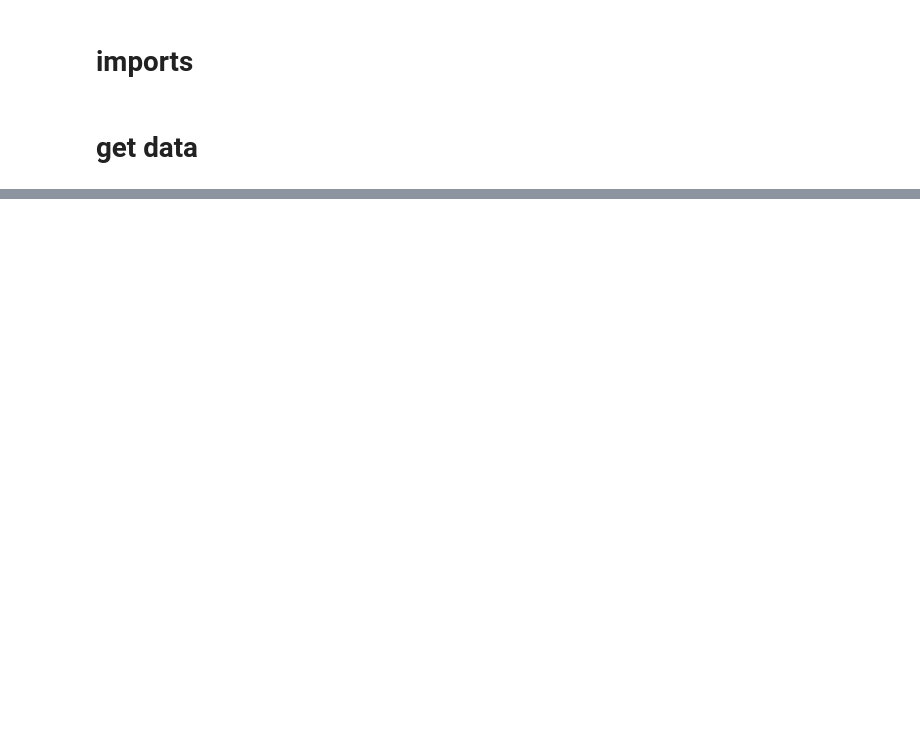
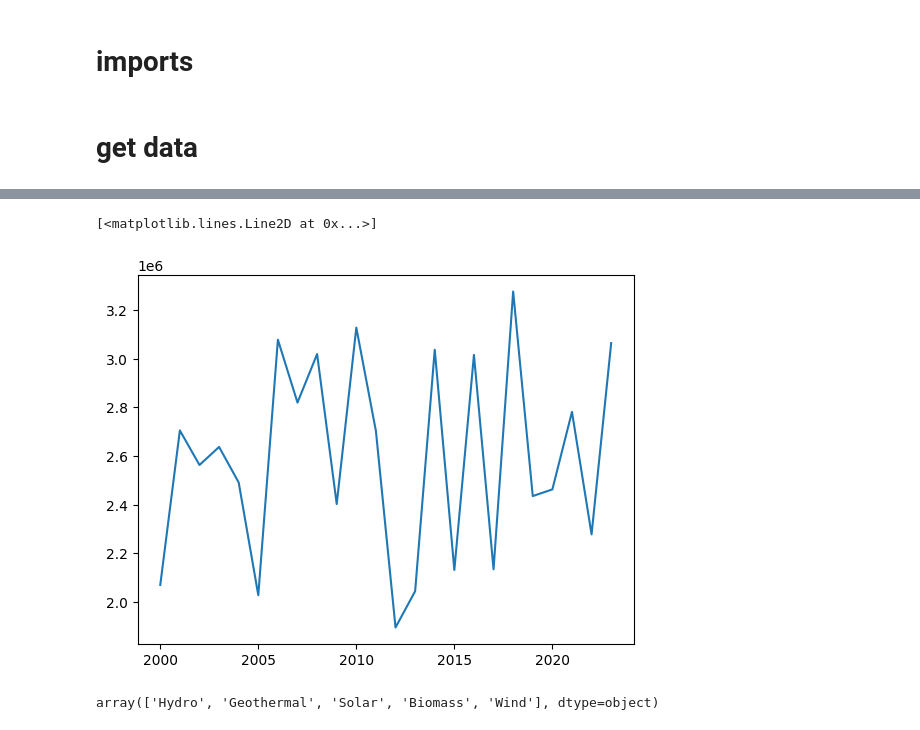
Before and after one commit to 1337tester/SolarSoundBytes, a Jupyter notebook: data_acquisition/fp_renewable_energy.ipynb, the cells around one changed output, grey strips where cells are left out. Saved outputs shown, nothing was run; the diff lists cells and outputs as text; code cells hidden in the pictures; blank space fills up the shorter version.

```diff
--- a/data_acquisition/fp_renewable_energy.ipynb
+++ b/data_acquisition/fp_renewable_energy.ipynb
@@ -54,0 +89,19 @@ plot_column_country_energytype(country_df, country, column, energy_type)
+# %%
+## calculate the sum over the world for desired column name
+def sum_per_year(df, column):
+    sum_per_year = (
+        df.groupby("Year")[column].sum().reset_index().sort_values("Year")
+)
+    #sum_per_year = df.groupby(year)[column].sum()
+    return sum_per_year
+# %%
+sum_inst_cap_per_year = sum_per_year(df, column ='Installed Capacity (MW)')
+sum_inst_cap_per_year
+plt.plot(sum_inst_cap_per_year['Year'],sum_inst_cap_per_year['Installed Capacity (MW)'] )
+# %% [output]
+[<matplotlib.lines.Line2D at 0x...>]
+[figure, added]
+# %%
+df['Energy Type'].unique()
+# %% [output]
+array(['Hydro', 'Geothermal', 'Solar', 'Biomass', 'Wind'], dtype=object)
```
Also changed, not shown: parts of 4 cells of this notebook.
